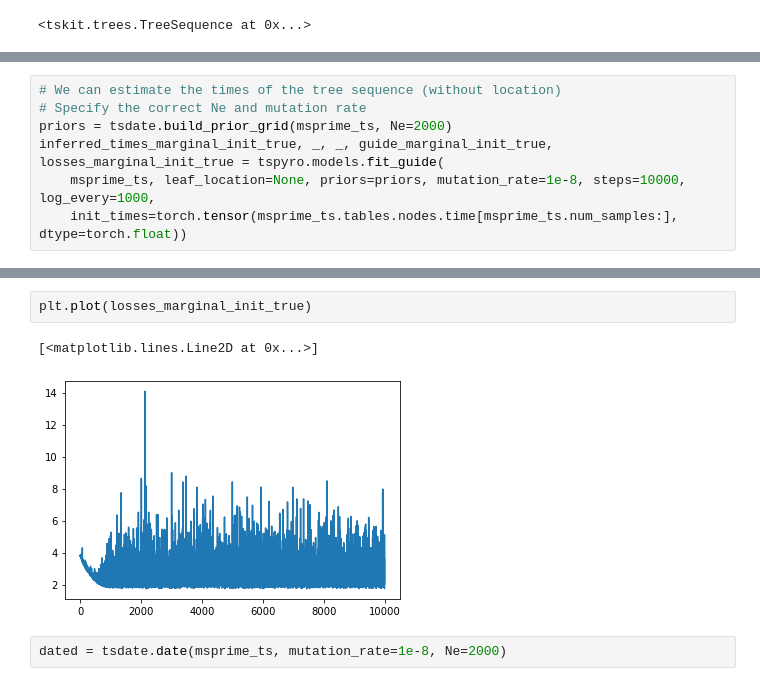
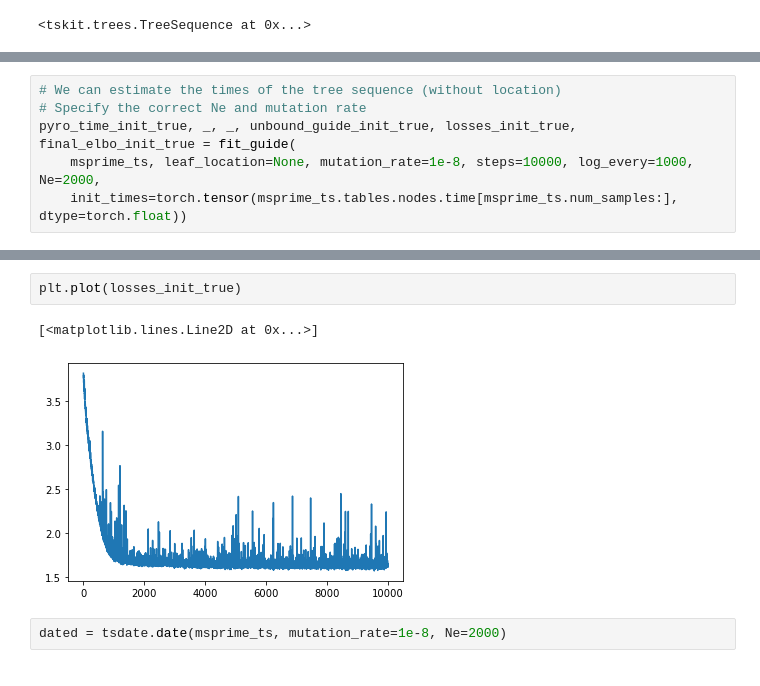
Before and after one commit to awohns/tspyro, a Jupyter notebook: validation/validation.ipynb, the cells around one changed output, grey strips where cells are left out. Drawn from its saved outputs; the diff is of its cells as text.

```diff
--- a/validation/validation.ipynb
+++ b/validation/validation.ipynb
@@ -59,8 +65,7 @@ plt.plot(losses_marginal)
 # %%
 # We can estimate the times of the tree sequence (without location)
 # Specify the correct Ne and mutation rate
-priors = tsdate.build_prior_grid(msprime_ts, Ne=2000)
-inferred_times_marginal_init_true, _, _, guide_marginal_init_true, losses_marginal_init_true = tspyro.models.fit_guide(
-    msprime_ts, leaf_location=None, priors=priors, mutation_rate=1e-8, steps=10000, log_every=1000,
+pyro_time_init_true, _, _, unbound_guide_init_true, losses_init_true, final_elbo_init_true = fit_guide(
+    msprime_ts, leaf_location=None, mutation_rate=1e-8, steps=10000, log_every=1000, Ne=2000,
     init_times=torch.tensor(msprime_ts.tables.nodes.time[msprime_ts.num_samples:], dtype=torch.float))
 # %% [output]
@@ -77,8 +84,8 @@ step 9000 loss = 2.3841, Migration scale= 1.0606372356414795
 # %%
-plt.plot(losses_marginal_init_true)
+plt.plot(losses_init_true)
 # %% [output]
 [<matplotlib.lines.Line2D at 0x...>]
-[figure, old version]
+[figure, new version]
 # %%
 dated = tsdate.date(msprime_ts, mutation_rate=1e-8, Ne=2000)
 # %%
```
Also changed, not shown: parts of 37 cells of this notebook.
